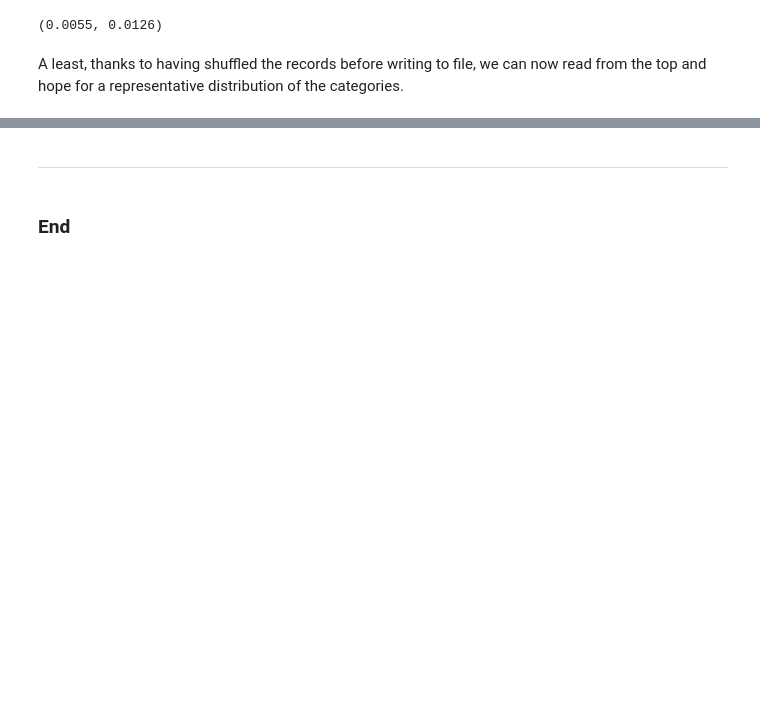
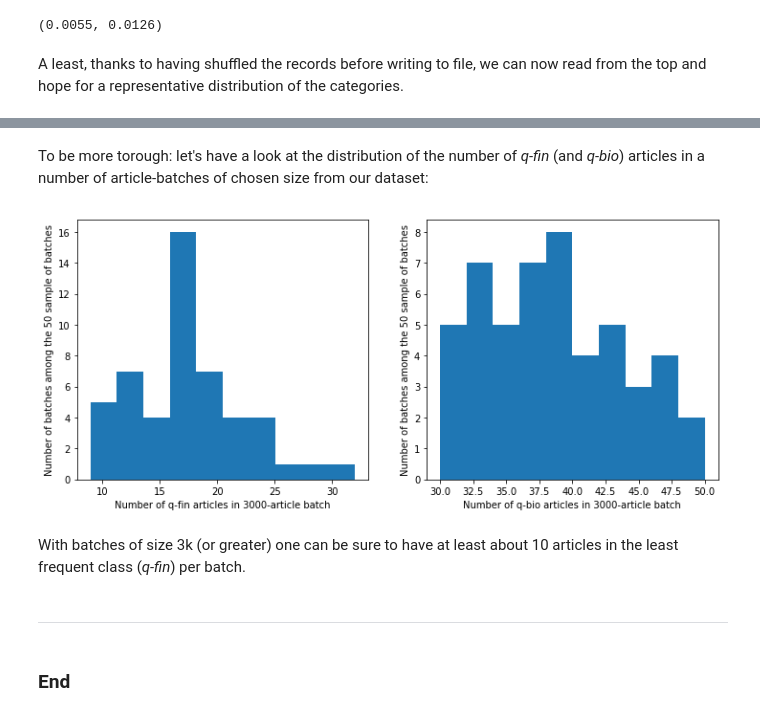
Before and after one commit to olszewskip/ArXiv_Classifier, a Jupyter notebook: arXiv_cleanup.ipynb, the cells around one changed output, grey strips where cells are left out. Drawn from its saved outputs; the diff is of its cells as text; code cells hidden in the pictures; blank space fills up the shorter version.

Commit message:
Plot histograms with q-fin per batch distribution

```diff
--- a/arXiv_cleanup.ipynb
+++ b/arXiv_cleanup.ipynb
@@ -720,3 +704,35 @@ for _ in range(5):
+# %% [markdown]
+To be more torough: let's have a look at the distribution of the number of *q-fin* (and *q-bio*) articles in a number of article-batches of chosen size from our dataset:
+# %%
+batch_size = 3000
+n_batches = 50
+
+chunks = pd.read_csv(file, delimiter='\t', chunksize = batch_size)
+
+qfin_count = []
+qbio_count = []
+
+for _ in range(n_batches):
+    chunk = next(chunks)
+    qfin_count.append(np.sum(chunk.label == 'q-fin'))
+    qbio_count.append(np.sum(chunk.label == 'q-bio'))
+
+plt.figure(figsize=(12, 5))
+
+plt.subplot(1, 2, 1)
+pd.Series(qfin_count).plot.hist()
+plt.ylabel(f'Number of batches among the {n_batches} sample of batches')
+plt.xlabel(f'Number of q-fin articles in {batch_size}-article batch')
+
+plt.subplot(1, 2, 2)
+pd.Series(qbio_count).plot.hist()
+plt.ylabel(f'Number of batches among the {n_batches} sample of batches')
+plt.xlabel(f'Number of q-bio articles in {batch_size}-article batch')
+plt.show()
+# %% [output]
+[figure, added]
+# %% [markdown]
+With batches of size 3k (or greater) one can be sure to have at least about 10 articles in the least frequent class (*q-fin*) per batch.
 # %% [markdown]
 ---
 # %% [markdown]
```
Also changed, not shown: parts of 1 cell of this notebook.
